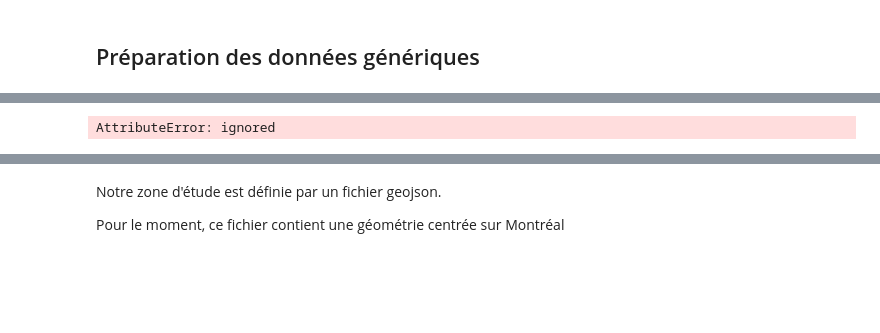
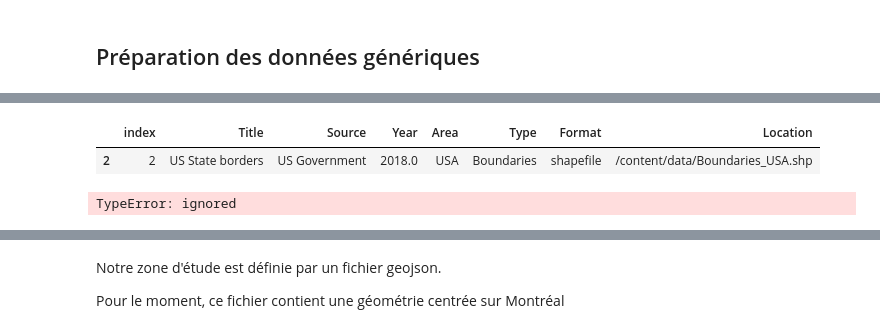
Before and after one commit to BastienBoucherat/geo6149, a Jupyter notebook: geo6149_projet_bastien.ipynb, the cells around one changed output, grey strips where cells are left out. Drawn from its saved outputs; the diff is of its cells as text; code cells hidden in the pictures; blank space fills up the shorter version.

```diff
--- a/geo6149_projet_bastien.ipynb
+++ b/geo6149_projet_bastien.ipynb
@@ -188,12 +166,17 @@ data_sources_df
+# %%
+boundaries_usa
+# %% [output]
+|  | index | Title | Source | Year | Area | Type | Format | Location |
+| 2 | 2 | US State borders | US Government | 2018.0 | USA | Boundaries | shapefile | /content/data/Boundaries_USA.shp |
 # %%
-data_sources_boundaries = data_sources_df[data_sources_df['Type'] == 'Boundaries']
-
-data_sources_boundaries[]
-
-us_boundaries_gdf = gpd.read_file(file_name)
-us_boundaries_gdf['NATION_ID']="USA"
-us_boundaries_gdf = us_boundaries_gdf.rename(columns={'STUSPS':'SUB_NATION_ID','NAME':'SUB_NATION_NAME'})
-us_boundaries_gdf = us_boundaries_gdf[['NATION_ID', 'SUB_NATION_ID', 'SUB_NATION_NAME', 'geometry']]
-us_boundaries_gdf.head()
+boundaries_usa = data_sources_df[(data_sources_df['Type'] == 'Boundaries') & (data_sources_df['Area'] == 'USA')]
+file_name = boundaries_usa
+print(file_name)
+## USA
+us_boundaries_gdf = gpd.read_file()
+#us_boundaries_gdf['NATION_ID']="USA"
+#us_boundaries_gdf = us_boundaries_gdf.rename(columns={'STUSPS':'SUB_NATION_ID','NAME':'SUB_NATION_NAME'})
+#us_boundaries_gdf = us_boundaries_gdf[['NATION_ID', 'SUB_NATION_ID', 'SUB_NATION_NAME', 'geometry']]
+#us_boundaries_gdf.head()
 # %% [output]
-AttributeError: ignored
+TypeError: ignored
```
Also changed, not shown: parts of 9 cells of this notebook.
